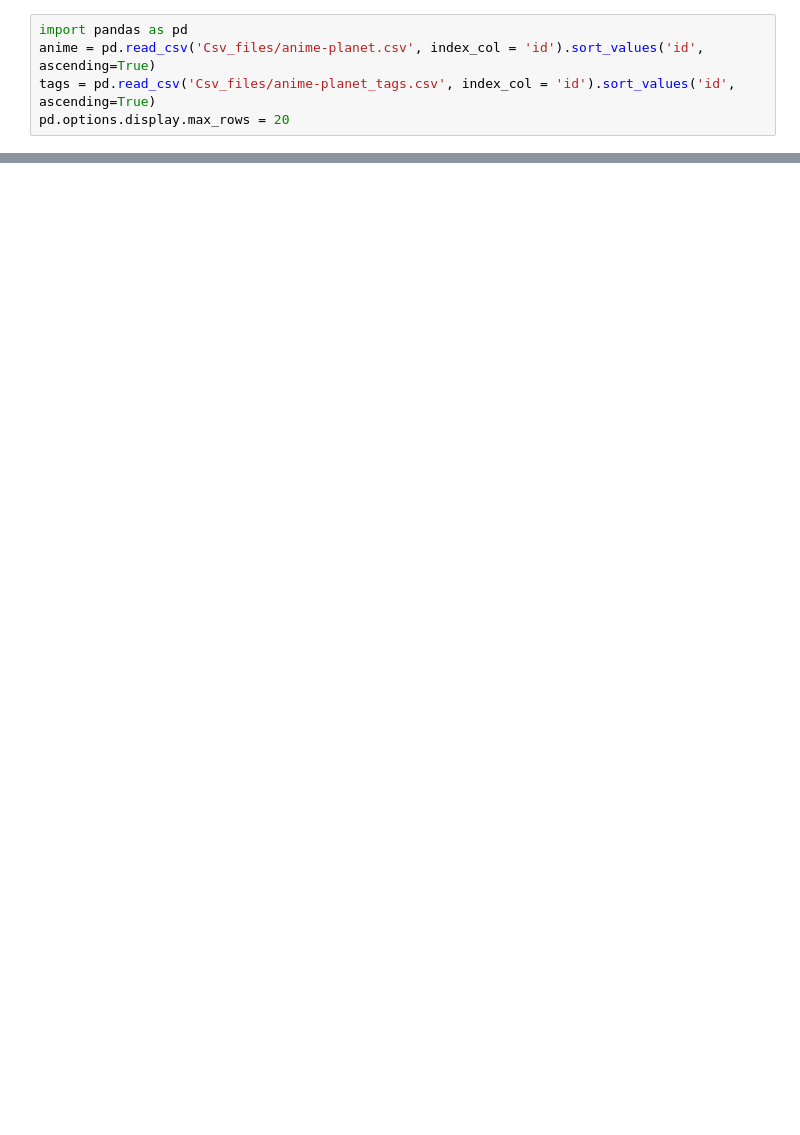
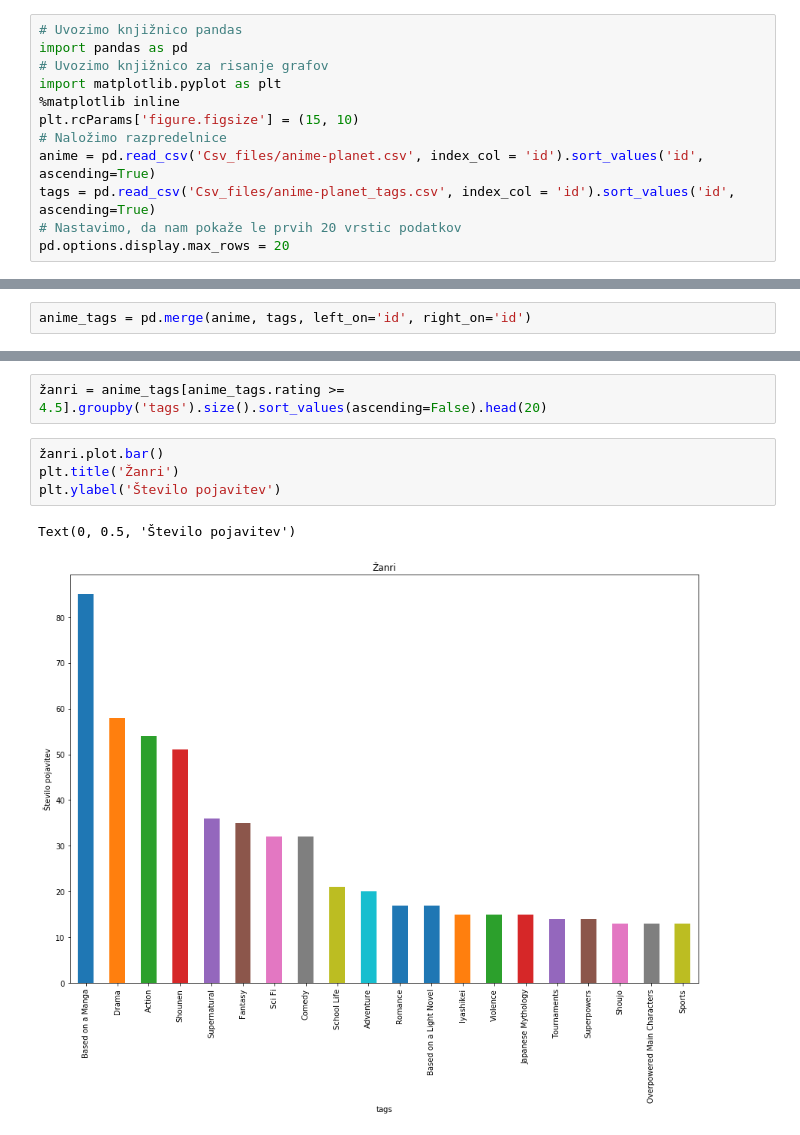
Before and after one commit to borutzupan/Analiza_podatkov, a Jupyter notebook: Analiza_podatkov_pandas.ipynb, the cells around one changed output, grey strips where cells are left out. Cells and saved outputs as stored; diff of their text form; blank space fills up the shorter version.

```diff
--- a/Analiza_podatkov_pandas.ipynb
+++ b/Analiza_podatkov_pandas.ipynb
@@ -9,5 +11,12 @@ Spodaj bom analiziral podatke s strani [anime-planet](https://www.anime-planet.c
 # %%
+# Uvozimo knjižnico pandas
 import pandas as pd
+# Uvozimo knjižnico za risanje grafov
+import matplotlib.pyplot as plt
+%matplotlib inline
+plt.rcParams['figure.figsize'] = (15, 10)
+# Naložimo razpredelnice
 anime = pd.read_csv('Csv_files/anime-planet.csv', index_col = 'id').sort_values('id', ascending=True)
 tags = pd.read_csv('Csv_files/anime-planet_tags.csv', index_col = 'id').sort_values('id', ascending=True)
+# Nastavimo, da nam pokaže le prvih 20 vrstic podatkov
 pd.options.display.max_rows = 20
@@ -17,0 +25,2 @@ pd.options.display.max_rows = 20
+# %%
+anime_tags = pd.merge(anime, tags, left_on='id', right_on='id')
@@ -17,0 +96,9 @@ pd.options.display.max_rows = 20
+# %%
+žanri = anime_tags[anime_tags.rating >= 4.5].groupby('tags').size().sort_values(ascending=False).head(20)
+# %%
+žanri.plot.bar()
+plt.title('Žanri')
+plt.ylabel('Število pojavitev')
+# %% [output]
+Text(0, 0.5, 'Število pojavitev')
+[figure, added]
```
Also changed, not shown: parts of 38 cells of this notebook.
